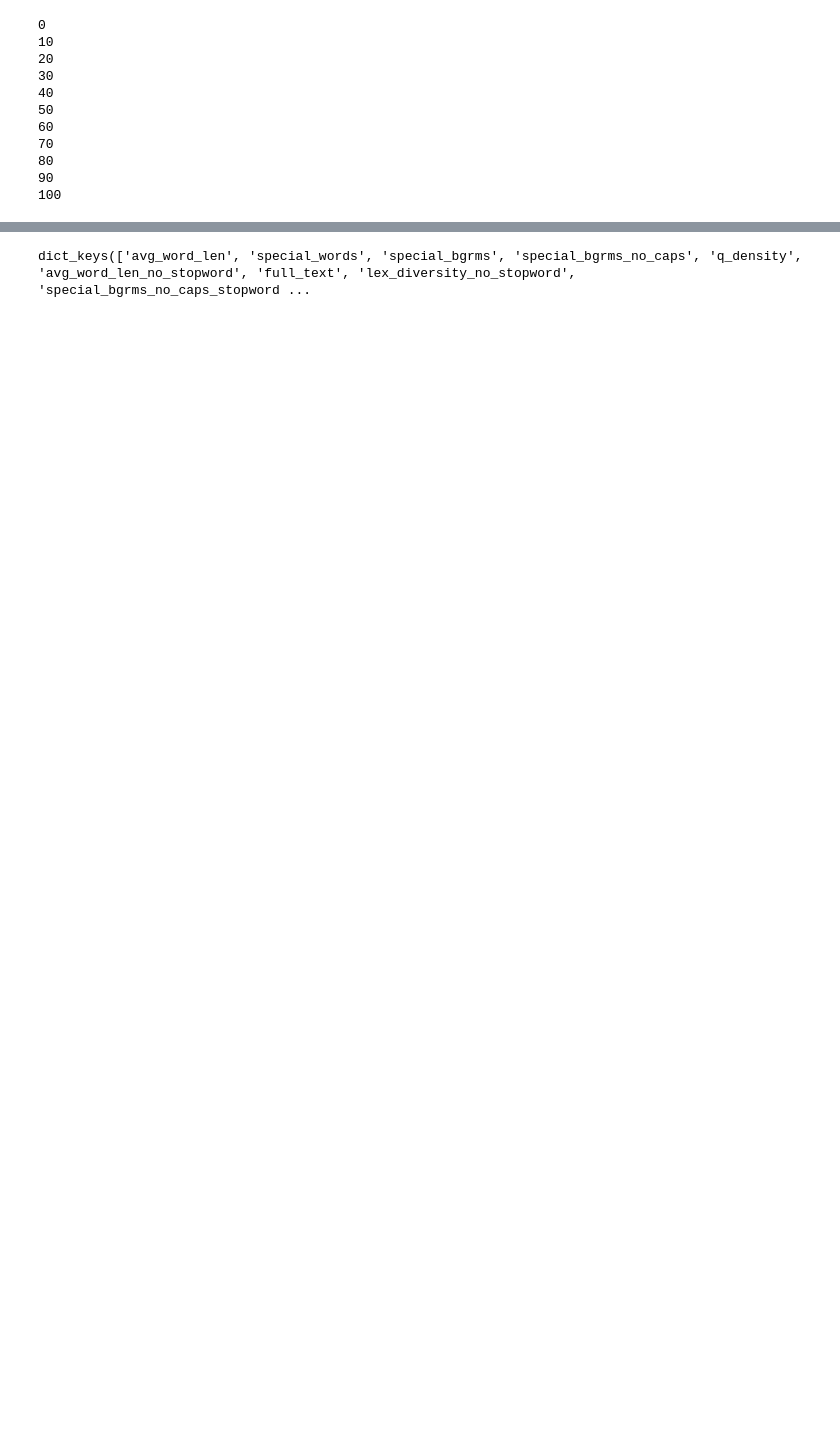
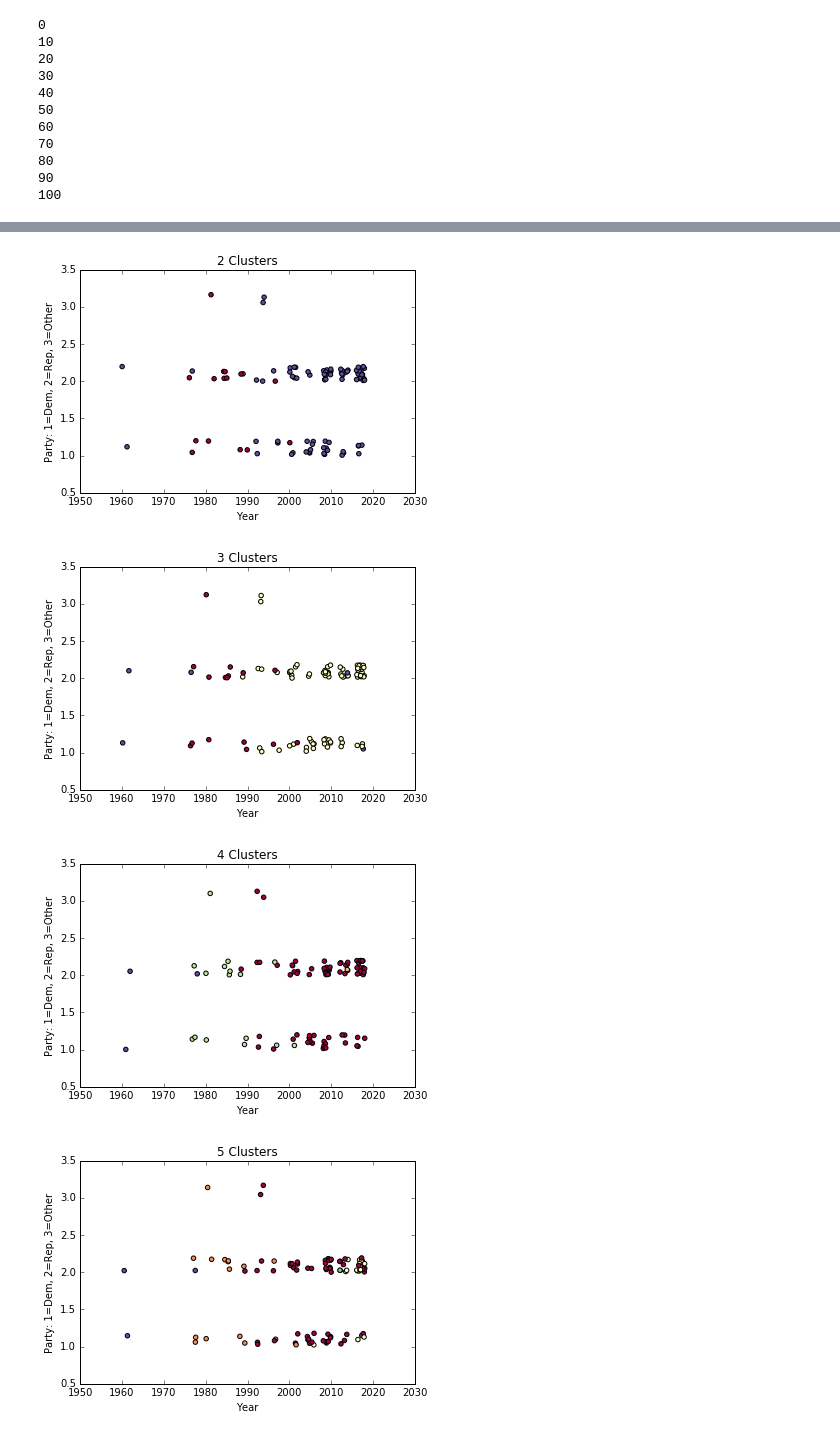
Before and after one commit to kmagida110/Election_Speeches, a Jupyter notebook: debate-list-cluster.ipynb, the cells around one changed output, grey strips where cells are left out. Cells and saved outputs as stored; diff of their text form; code cells hidden in the pictures; blank space fills up the shorter version.

```diff
--- a/debate-list-cluster.ipynb
+++ b/debate-list-cluster.ipynb
@@ -307,6 +307,19 @@ def attribute_text(debate_dict):
                 sent_no_name = sent.replace(current_speaker_dirty, "")
                 cand_text_dict[year][current_speaker]['full_text'] = (cand_text_dict[year][current_speaker]['full_text'] + " " + sent_no_name)
 
+    #fix "president" as candidate name
+    for year in cand_text_dict.keys():
+        #loop through candidates
+        if year == 2012:
+            cand_text_dict[year]['OBAMA'] = cand_text_dict[year].pop('PRESIDENT')
+        if year == 1996:
+            cand_text_dict[year]['CLINTON'] = cand_text_dict[year].pop('PRESIDENT')
+        if year == 1984:
+            cand_text_dict[year]['REAGAN'] = cand_text_dict[year].pop('PRESIDENT')
+        if year == 1980:
+            cand_text_dict[year]['CARTER'] = cand_text_dict[year].pop('PRESIDENT')
+        if year == 1976:
+            cand_text_dict[year]['FORD'] = cand_text_dict[year].pop('PRESIDENT')
     return cand_text_dict
 # %%
 def similarity_model(cand_text_dict):
@@ -528,12 +541,20 @@ def add_clusters(df,added_fields,num_clusters):
     kmeans.fit_predict(df.drop(added_fields,axis=1))
     df['clusters'] = kmeans.labels_
     return df
+# %%
+def join_parties(df):
+    parties = pd.read_csv(PARTY_FILE,index_col='id')
+    joined_df = df.join(parties)
+    joined_df = joined_df[joined_df['party_name'] != 0]
+    return joined_df
 # %%
-def build_plots(parties,raw_scores,name):
+def build_plots(raw_scores,name,dist_dict):
     for num_clusters in range(2,8):
+        #clusters need to be built on raw data
         cluster_df = add_clusters(raw_scores,added_fields,num_clusters)
+        # Calculate and add scores
         score_df = build_distance_matrix(cluster_df,dist_dict)
-        joined_df = score_df.join(parties)
+        joined_df = join_parties(score_df)
         year = [float(x) + np.random.random()*2 for x in joined_df['year_num']]
         party = [float(x) + np.random.random()*.2 for x in joined_df['party_name']]
         joined_df.drop('full_text',axis=1,inplace=True)
@@ -541,6 +562,6 @@ def build_plots(parties,raw_scores,name):
         plt.scatter(year,party,c=joined_df['clusters'],cmap='Spectral')
         plt.title(str(num_clusters) + ' Clusters')
         plt.xlabel('Year')
-        plt.ylabel('Party: 0=Mod, 1=Dem, 2=Rep, 3=Other')
+        plt.ylabel('Party: 1=Dem, 2=Rep, 3=Other')
         plt.savefig('clusters/' + name + '_' + str(num_clusters) + '_Clusters.png')
         plt.show()
@@ -551,10 +577,10 @@ KeyError: 'bgrms'
 # %%
 added_fields = ['cand_name','full_text'] #fields added in building matrix
-var_names = ['avg_word_len',
-             'avg_word_len_no_stopword', 'lex_diversity_no_stopword']
+var_names = ['avg_word_len','avg_word_len_no_stopword', 'lex_diversity_no_stopword']
 weights = {'var':[1,1,1],'tfidf':4,'tfidf_bigrams':4}
 num_clusters = 8
 raw_scores,dist_dict = build_score_and_data_matrix(cand_text_dict,var_names,cosine,weights)
+distance_matrix = build_distance_matrix(cluster_df,dist_dict)
 # %% [output]
 0
 10
@@ -580,4 +596,7 @@ build_plots(parties,raw_scores,'even')
-# %%
-cand_text_dict[1984]['BUSH'].keys()
-# %% [output]
-dict_keys(['avg_word_len', 'special_words', 'special_bgrms', 'special_bgrms_no_caps', 'q_density', 'avg_word_len_no_stopword', 'full_text', 'lex_diversity_no_stopword', 'special_bgrms_no_caps_stopword ...
+# %%
+build_plots(raw_scores,'even',dist_dict)
+# %% [output]
+[figure, added]
+[figure, added]
+[figure, added]
+[figure, added]
```
Also changed, not shown: parts of 11 cells of this notebook.
